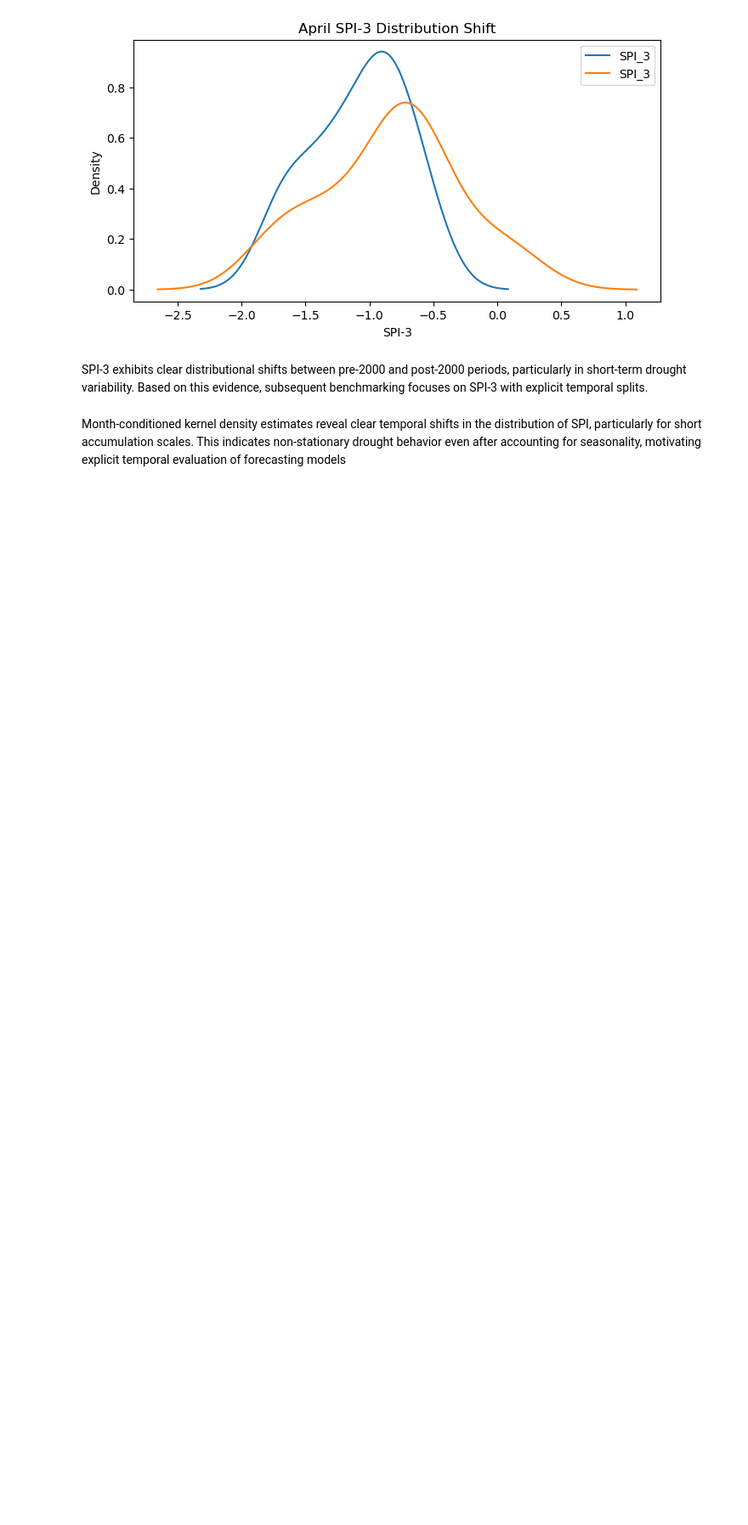
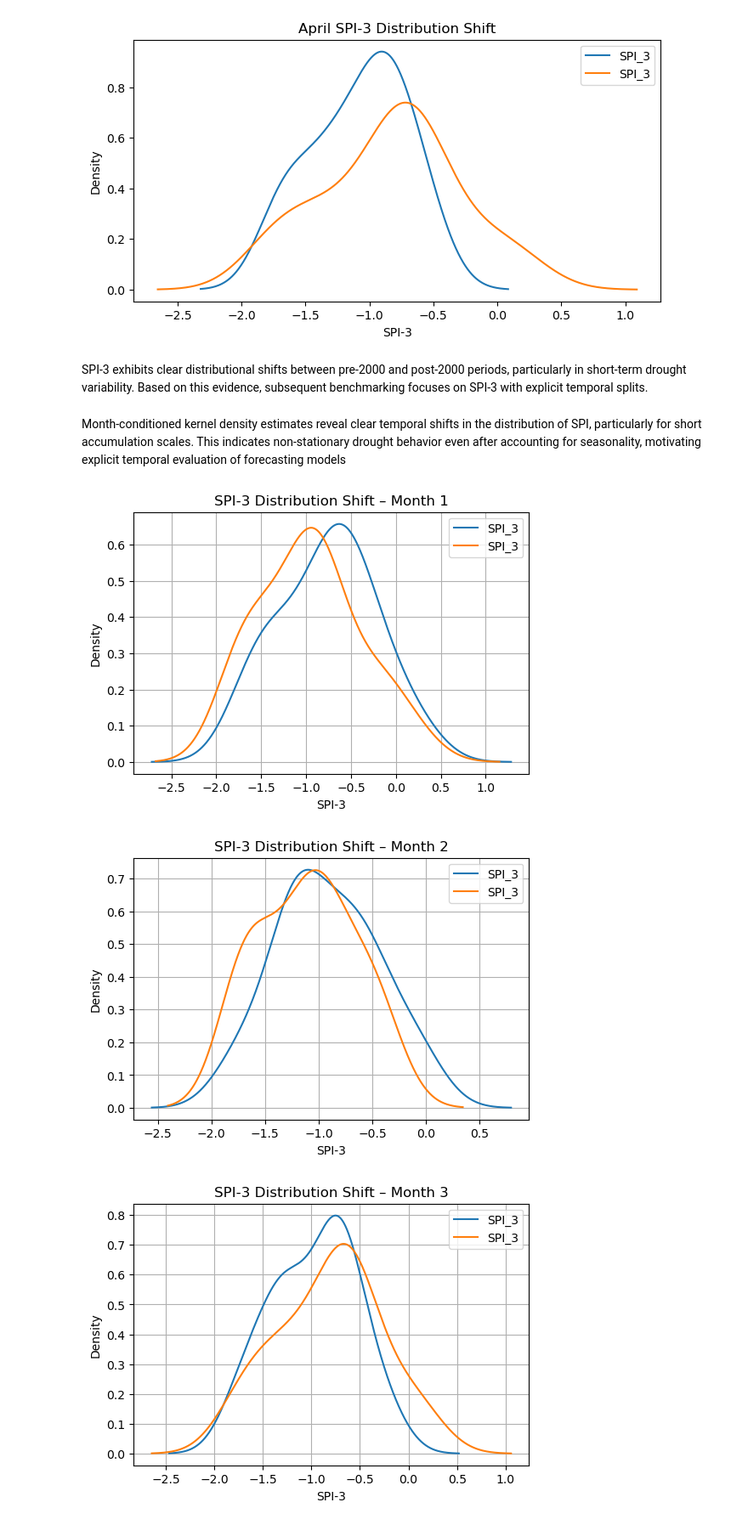
Before and after one commit to rudeprover/nonstationary-hydro-benchmarks, a Jupyter notebook: notebooks/01_spi_nonstationarity.ipynb, the cells around one changed output. Shown at 85% size. Cells and saved outputs as stored; diff of their text form; code cells hidden in the pictures; blank space fills up the shorter version.

```diff
--- a/notebooks/01_spi_nonstationarity.ipynb
+++ b/notebooks/01_spi_nonstationarity.ipynb
@@ -115,3 +109,29 @@ plt.show()
 SPI-3 exhibits clear distributional shifts between pre-2000 and post-2000 periods, particularly in short-term drought variability. Based on this evidence, subsequent benchmarking focuses on SPI-3 with explicit temporal splits.
 # %% [markdown]
 Month-conditioned kernel density estimates reveal clear temporal shifts in the distribution of SPI, particularly for short accumulation scales. This indicates non-stationary drought behavior even after accounting for seasonality, motivating explicit temporal evaluation of forecasting models
+# %%
+for m in range(1, 13):
+    spi_m = spi3[spi3.index.month == m]
+
+    early = spi_m[spi_m.index.year <= 2000]
+    late  = spi_m[spi_m.index.year > 2000]
+
+    if len(early) < 5 or len(late) < 5:
+        continue
+
+    fig, ax = plt.subplots(figsize=(6, 4))
+
+    early.plot(kind="kde", ax=ax, label="≤ 2000")
+    late.plot(kind="kde", ax=ax, label="> 2000")
+
+    ax.set_title(f"SPI-3 Distribution Shift – Month {m}")
+    ax.set_xlabel("SPI-3")
+    ax.set_ylabel("Density")
+    ax.legend()
+    ax.grid(True)
+
+    plt.show()
+# %% [output]
+[figure, added]
+[figure, added]
+[figure, added]
```
Also changed, not shown: parts of 6 cells of this notebook.
